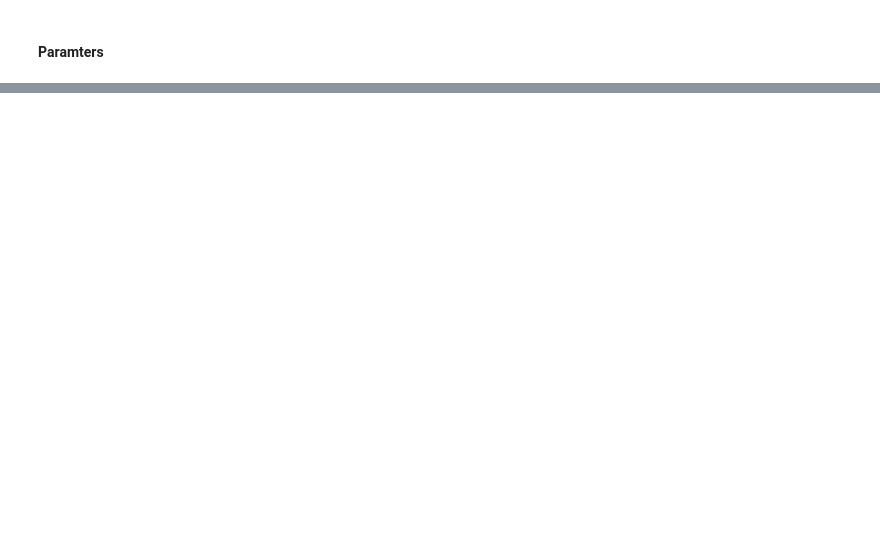
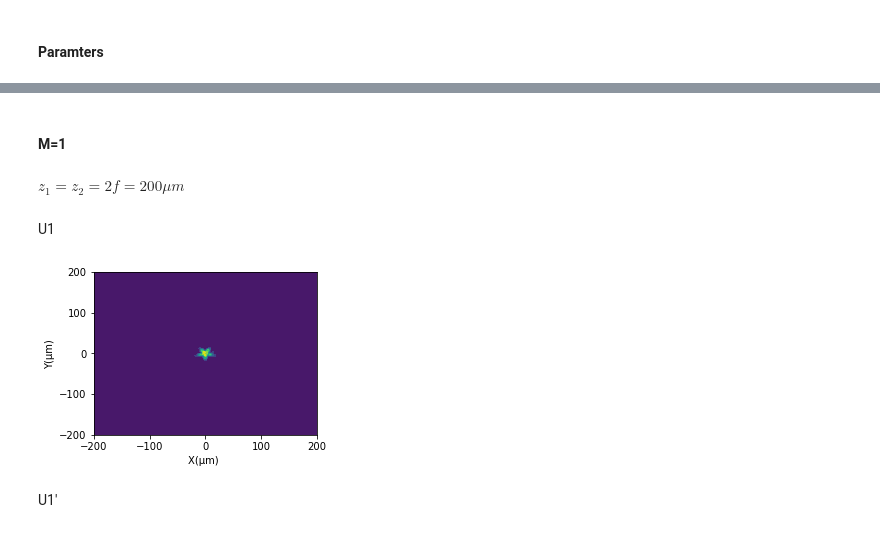
Before and after one commit to yesunhuang/Optics_Toolbox_In_Python, a Jupyter notebook: notebooks/FourierLens.ipynb, the cells around one changed output, grey strips where cells are left out. Cells and saved outputs as stored; diff of their text form; code cells hidden in the pictures; blank space fills up the shorter version.

```diff
--- a/notebooks/FourierLens.ipynb
+++ b/notebooks/FourierLens.ipynb
@@ -116,4 +88,0 @@ complete: 100.000000 %
-# %%
-zyrange=[[0.1,100],[-actual_Size/2,actual_Size/2]]
-labels=['Z(μm) ','Y(μm)']
-displace_2d(I_zy,labels,zyrange,figureSize=(8,4))
@@ -124,2 +89,19 @@ displace_2d(I_zy,labels,zyrange,figureSize=(8,4))
-# %%
-propagator=AnSpectSolver(N_size,xyInterval,k)
+# %% [markdown]
+#### M=1
+# %% [markdown]
+$z_1=z_2=2f=200\mu m$
+# %%
+z1=z2=200
+f=100
+r=210
+# %% [markdown]
+U1
+# %%
+U0=np.sqrt(preImg)
+U1=propagator.cal_wavefront(U0,z1)
+# %%
+hp.displace_2d(hp.intensity(U1),labels,range)
+# %% [output]
+[figure, added]
+# %% [markdown]
+U1'
```
Also changed, not shown: parts of 54 cells of this notebook, 3 other files.
